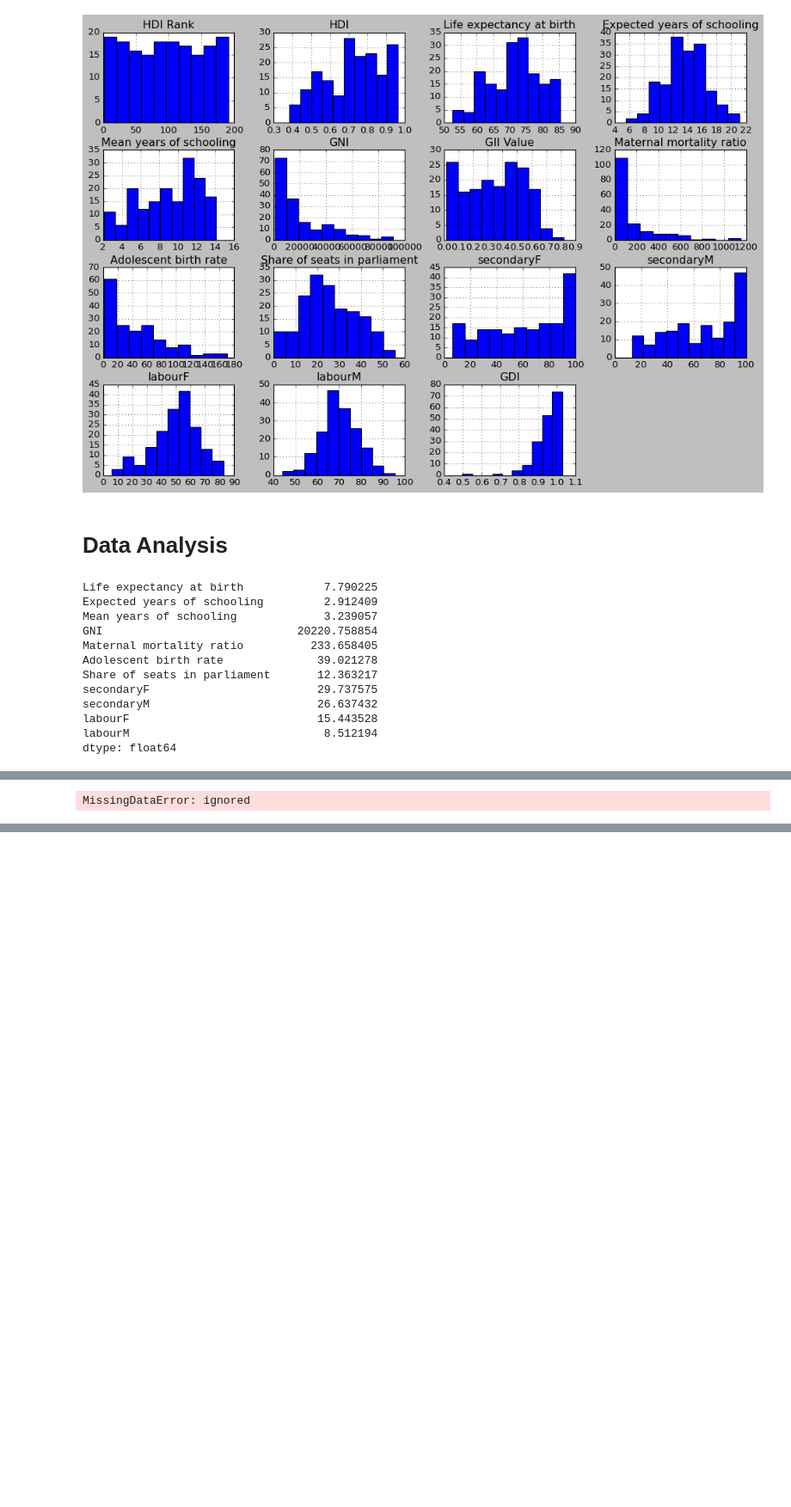
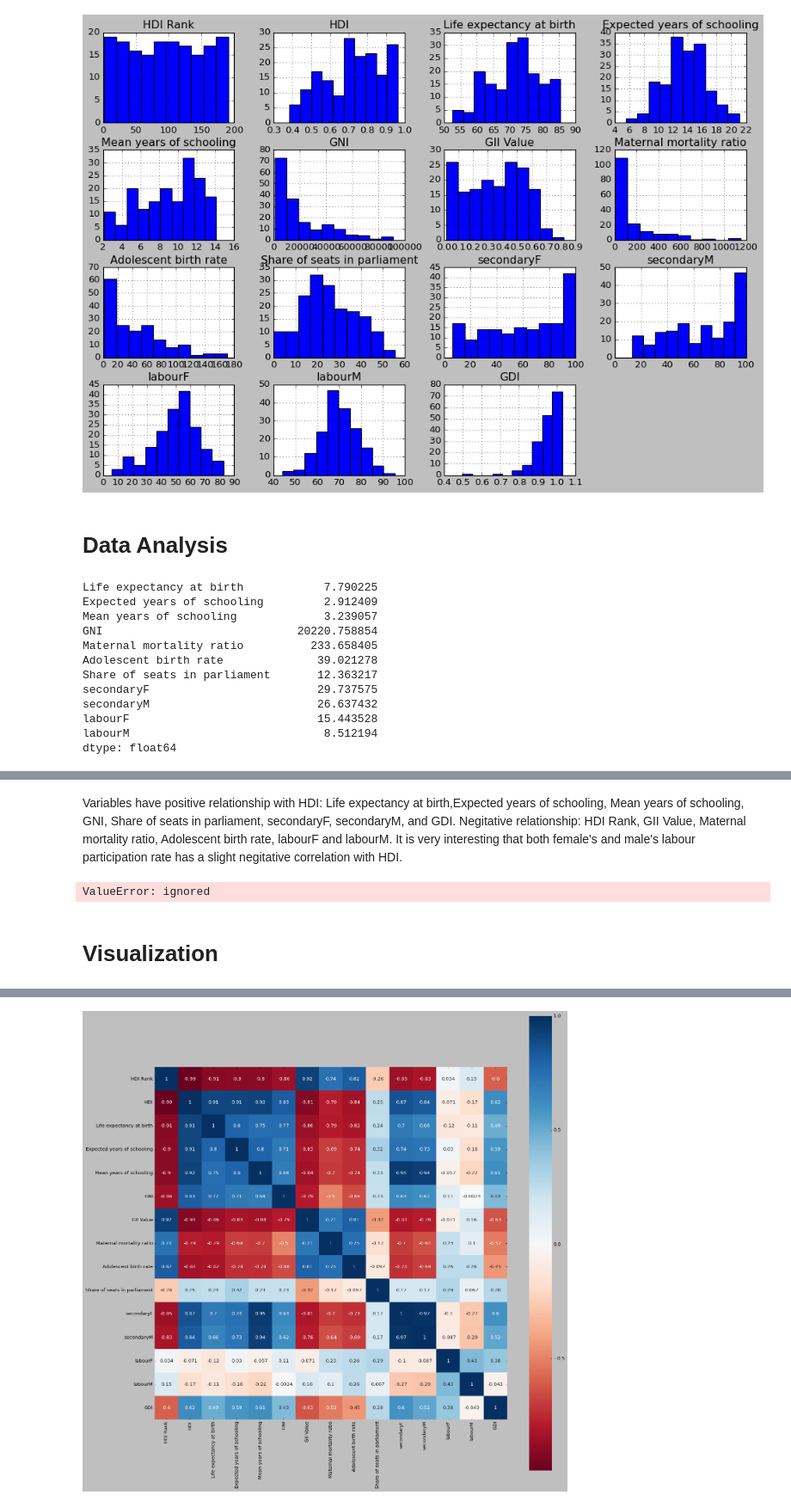
Before and after one commit to XiaoLiang28/Datamanagement, a Jupyter notebook: PS6.ipynb, the cells around one changed output, grey strips where cells are left out. Shown: that part at 86% size. Cells and saved outputs as stored; diff of their text form; code cells hidden in the pictures; blank space fills up the shorter version.

```diff
--- a/PS6.ipynb
+++ b/PS6.ipynb
@@ -160,3 +211,5 @@ dtype: float64
+# %% [markdown]
+Variables have positive relationship with HDI: Life expectancy at birth,Expected years of schooling, Mean years of schooling, GNI, Share of seats in parliament, secondaryF, secondaryM, and GDI. Negitative relationship: HDI Rank, GII Value, Maternal mortality ratio, Adolescent birth rate, labourF and labourM. It is very interesting that both female's and male's labour participation rate has a slight negitative correlation with HDI.
 # %%
 import statsmodels.api as sm
 # %%
@@ -168,6 +221,15 @@ hdiG1=hdiG.dropna()
 # %%
-x = hdiG1[dependent]
-result = sm.OLS(x, independent).fit()
+x=hdiG[dependent]
+result = sm.OLS(x, a).fit()
 print(result.summary())
 # %% [output]
-MissingDataError: ignored
+ValueError: ignored
+# %% [markdown]
+# Visualization
+# %%
+import seaborn as sns
+
+corrmat = hdiG.corr()
+f, ax = plt.subplots(figsize = (20, 20))
+sns.heatmap(corrmat, cmap = "RdBu", square = True, annot = True, center = 0);
+# %% [output]
@@ -173,0 +237 @@ MissingDataError: ignored
+[figure, added]
```
Also changed, not shown: parts of 19 cells of this notebook.
